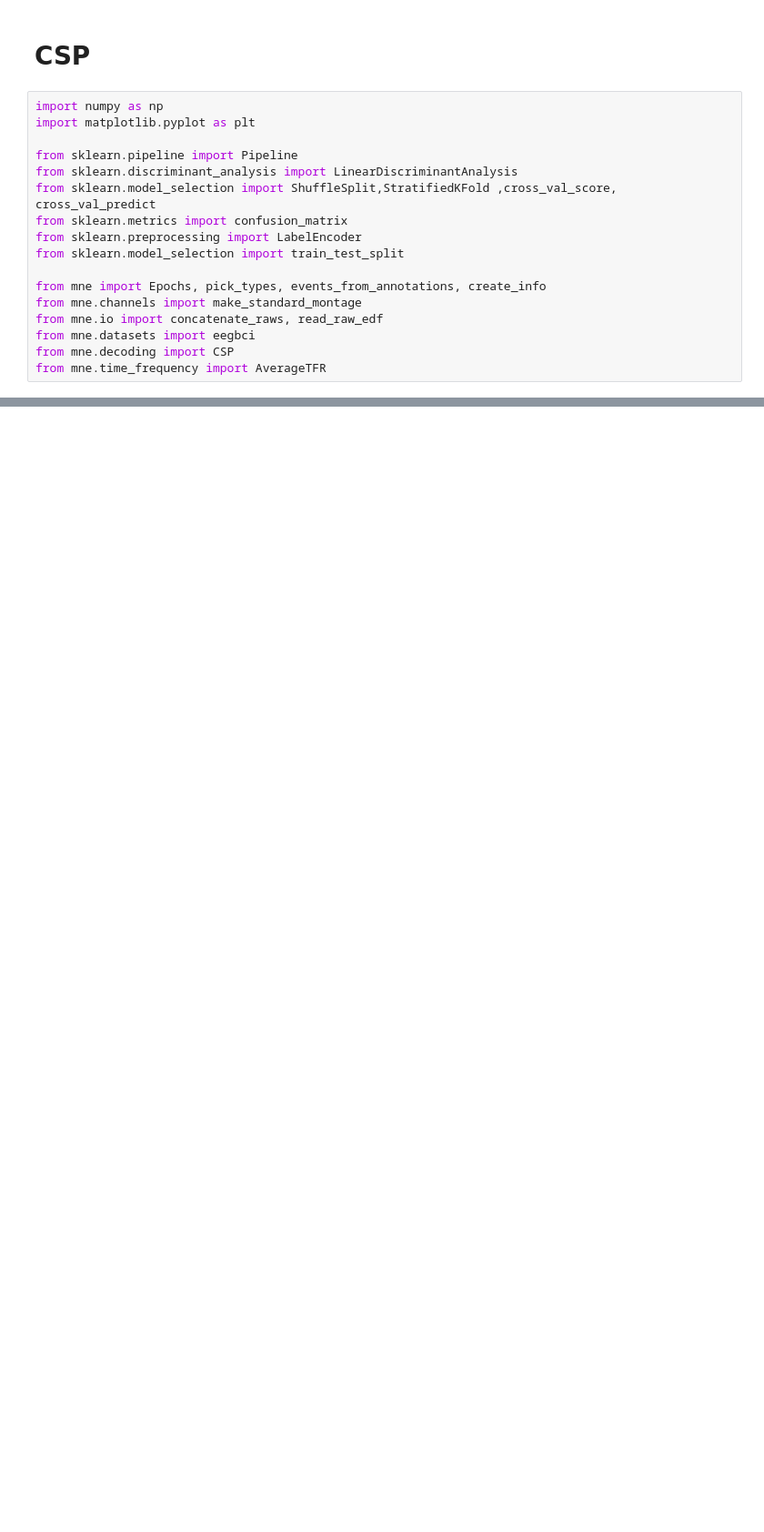
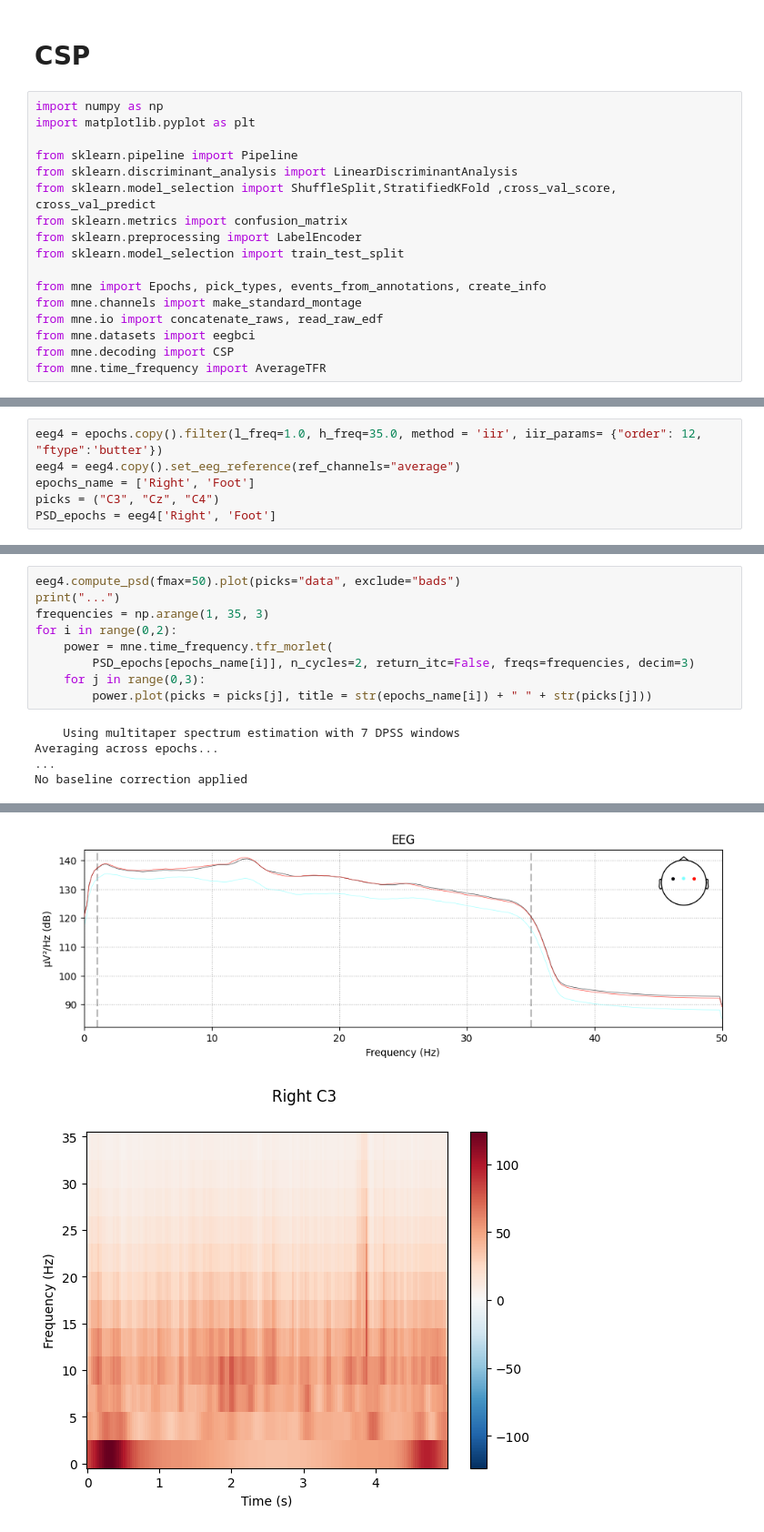
Before and after one commit to pipogood/Senior_Thesis, a Jupyter notebook: BCI_competition._preprocess.ipynb, the cells around one changed output, grey strips where cells are left out. Shown at 91% size. Saved outputs shown, nothing was run; the diff lists cells and outputs as text; blank space fills up the shorter version.

```diff
--- a/BCI_competition._preprocess.ipynb
+++ b/BCI_competition._preprocess.ipynb
@@ -493,0 +684,6 @@ cv_split = cv.split(CSP_epochs_data_train)
+# %%
+eeg4 = epochs.copy().filter(l_freq=1.0, h_freq=35.0, method = 'iir', iir_params= {"order": 12, "ftype":'butter'})
+eeg4 = eeg4.copy().set_eeg_reference(ref_channels="average")
+epochs_name = ['Right', 'Foot']
+picks = ("C3", "Cz", "C4")
+PSD_epochs = eeg4['Right', 'Foot']
@@ -493,0 +702,14 @@ cv_split = cv.split(CSP_epochs_data_train)
+# %%
+eeg4.compute_psd(fmax=50).plot(picks="data", exclude="bads")
+print("...")
+frequencies = np.arange(1, 35, 3)
+for i in range(0,2):
+    power = mne.time_frequency.tfr_morlet(
+        PSD_epochs[epochs_name[i]], n_cycles=2, return_itc=False, freqs=frequencies, decim=3)
+    for j in range(0,3):
+        power.plot(picks = picks[j], title = str(epochs_name[i]) + " " + str(picks[j]))
+# %% [output]
+    Using multitaper spectrum estimation with 7 DPSS windows
+Averaging across epochs...
+...
+No baseline correction applied
@@ -493,0 +721,2 @@ cv_split = cv.split(CSP_epochs_data_train)
+[figure, added]
+[figure, added]
```
Also changed, not shown: parts of 15 cells of this notebook, 2 other files.
